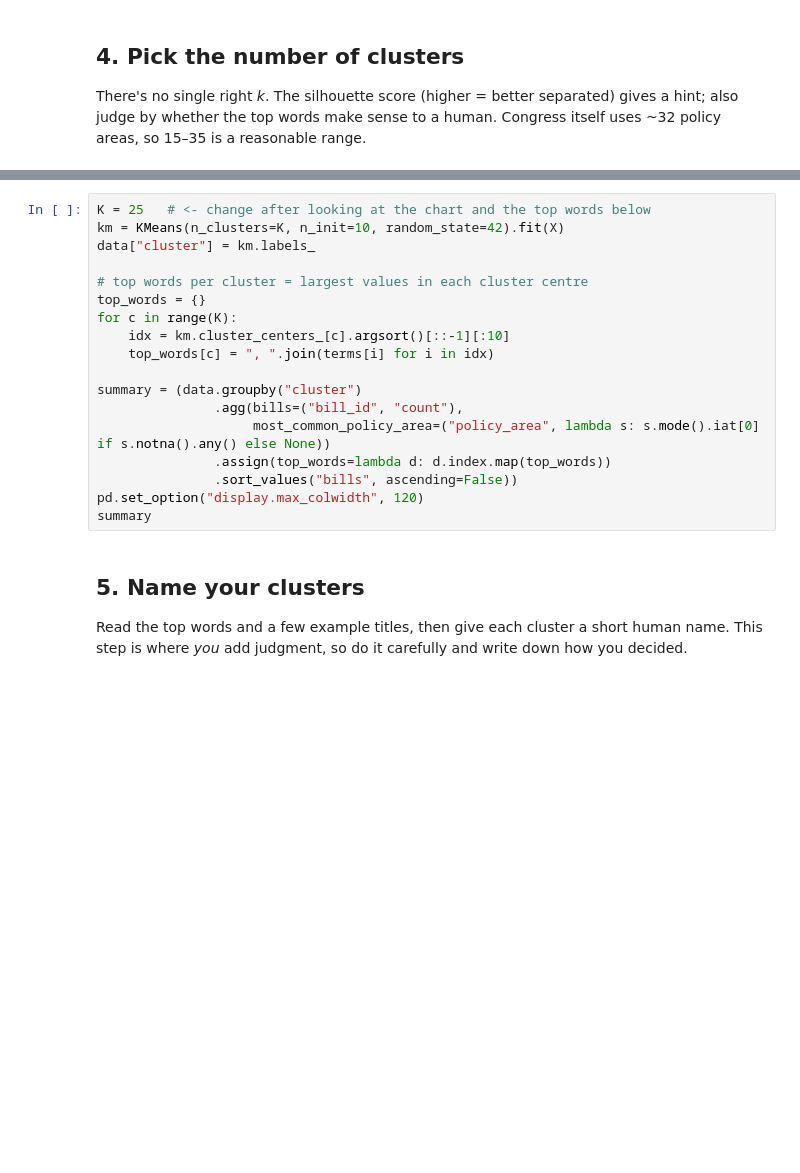
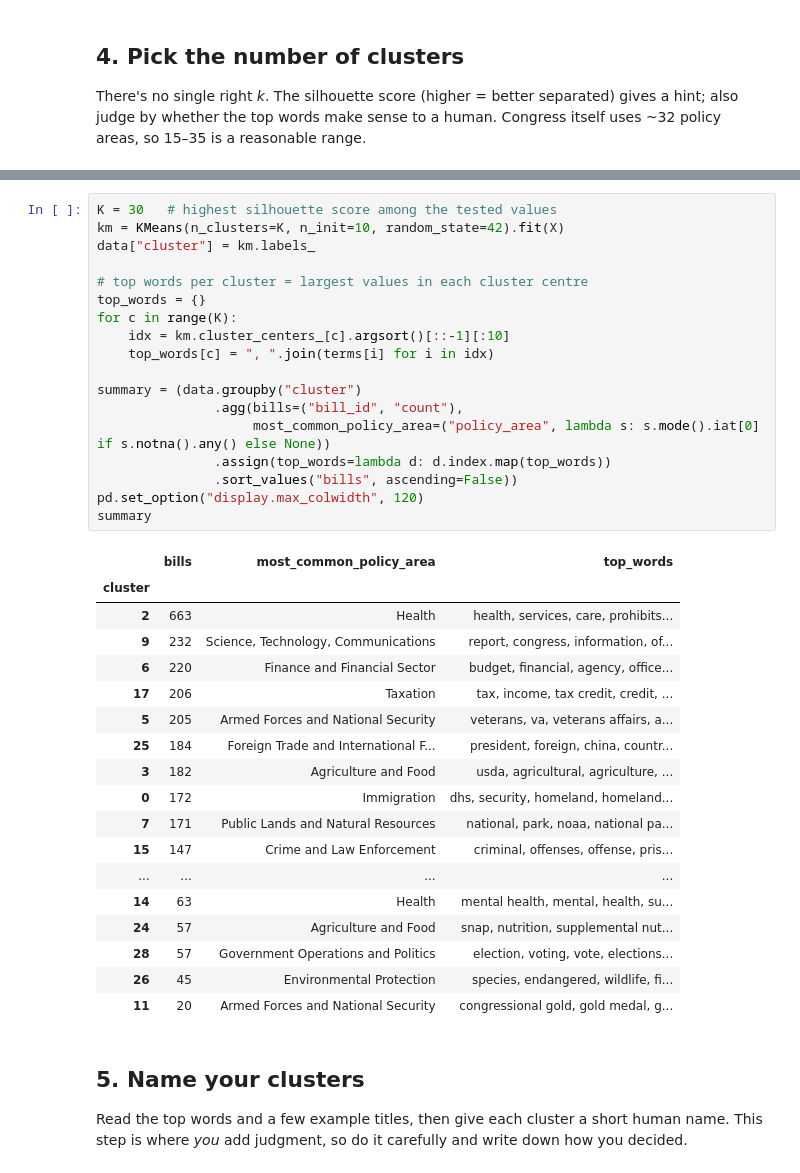
Before and after one commit to ChehakA/congress-bill-topics, a Jupyter notebook: congress_bill_clusters.ipynb, the cells around one changed output, grey strips where cells are left out. Saved outputs shown, nothing was run; the diff lists cells and outputs as text; blank space fills up the shorter version.

Commit message:
Publish bill clustering results

```diff
--- a/congress_bill_clusters.ipynb
+++ b/congress_bill_clusters.ipynb
@@ -114,21 +141,40 @@ plt.plot(ks, scores, marker="o"); plt.xlabel("k"); plt.ylabel("silhouette (cosin
 # %%
-K = 25   # <- change after looking at the chart and the top words below
+K = 30   # highest silhouette score among the tested values
 km = KMeans(n_clusters=K, n_init=10, random_state=42).fit(X)
 data["cluster"] = km.labels_
 
 # top words per cluster = largest values in each cluster centre
 top_words = {}
 for c in range(K):
     idx = km.cluster_centers_[c].argsort()[::-1][:10]
     top_words[c] = ", ".join(terms[i] for i in idx)
 
 summary = (data.groupby("cluster")
                .agg(bills=("bill_id", "count"),
                     most_common_policy_area=("policy_area", lambda s: s.mode().iat[0] if s.notna().any() else None))
                .assign(top_words=lambda d: d.index.map(top_words))
                .sort_values("bills", ascending=False))
 pd.set_option("display.max_colwidth", 120)
 summary
+# %% [output]
+|  | bills | most_common_policy_area | top_words |
+| cluster |  |  |  |
+| 2 | 663 | Health | health, services, care, prohibits... |
+| 9 | 232 | Science, Technology, Communications | report, congress, information, of... |
+| 6 | 220 | Finance and Financial Sector | budget, financial, agency, office... |
+| 17 | 206 | Taxation | tax, income, tax credit, credit, ... |
+| 5 | 205 | Armed Forces and National Security | veterans, va, veterans affairs, a... |
+| 25 | 184 | Foreign Trade and International F... | president, foreign, china, countr... |
+| 3 | 182 | Agriculture and Food | usda, agricultural, agriculture, ... |
+| 0 | 172 | Immigration | dhs, security, homeland, homeland... |
+| 7 | 171 | Public Lands and Natural Resources | national, park, noaa, national pa... |
+| 15 | 147 | Crime and Law Enforcement | criminal, offenses, offense, pris... |
+| ... | ... | ... | ... |
+| 14 | 63 | Health | mental health, mental, health, su... |
+| 24 | 57 | Agriculture and Food | snap, nutrition, supplemental nut... |
+| 28 | 57 | Government Operations and Politics | election, voting, vote, elections... |
+| 26 | 45 | Environmental Protection | species, endangered, wildlife, fi... |
+| 11 | 20 | Armed Forces and National Security | congressional gold, gold medal, g... |
 # %% [markdown]
 ## 5. Name your clusters
 Read the top words and a few example titles, then give each cluster a short human name. This step is where *you* add judgment, so do it carefully and write down how you decided.
```
Also changed, not shown: parts of 11 cells of this notebook, 4 other files.
